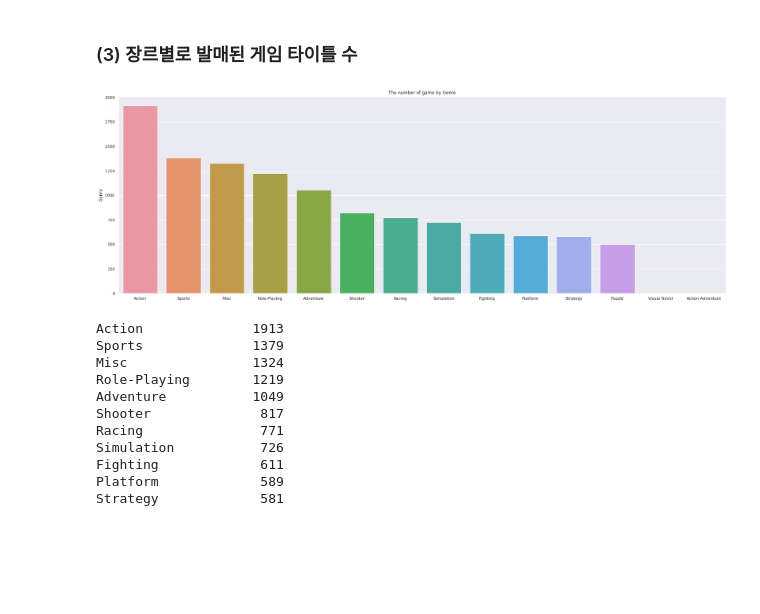
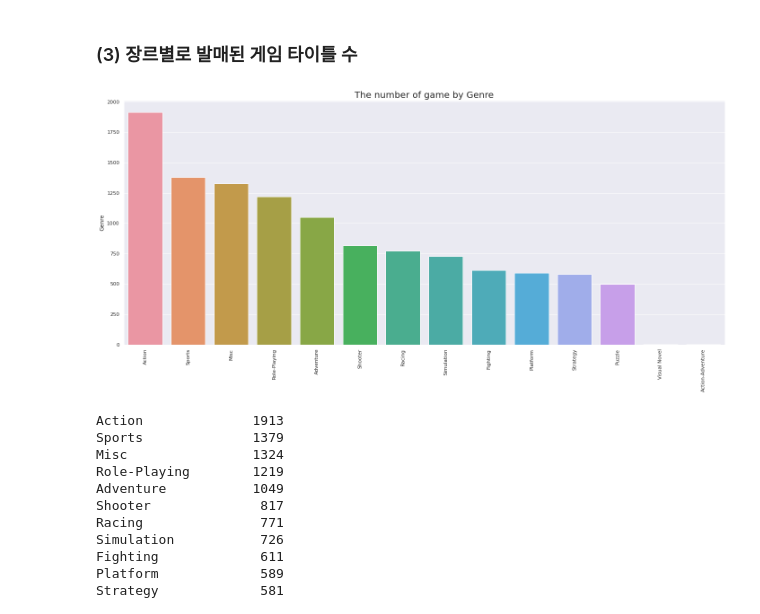
Before and after one commit to pokem1402/section_project_one, a Jupyter notebook: EDA_3_visualize.ipynb, the cells around one changed output. Drawn from its saved outputs; the diff is of its cells as text; code cells hidden in the pictures; blank space fills up the shorter version.

```diff
--- a/EDA_3_visualize.ipynb
+++ b/EDA_3_visualize.ipynb
@@ -208,15 +209,16 @@ The number of data : 11482
 # %%
 # (3) 플랫폼 중복을 제외한 뒤 장르별로 발매된 게임 타이틀 수
 fig, ax = plt.subplots()
 
 sns.set(rc={'figure.figsize':(24,10)})
 y = df_removed_duplicated.Genre.value_counts()
 x = y.index
-sns.barplot(x=x, y=y)
-plt.title("The number of game by Genre")
+ax = sns.barplot(x=x, y=y)
+ax.set_xticklabels(ax.get_xticklabels(), rotation = 90)
+plt.title("The number of game by Genre", fontsize=20)
 plt.show()
 # %% [output]
-[figure, old version]
+[figure, new version]
 # %%
 df_removed_duplicated.Genre.value_counts()
 # %% [output]
```
Also changed, not shown: parts of 31 cells of this notebook.
